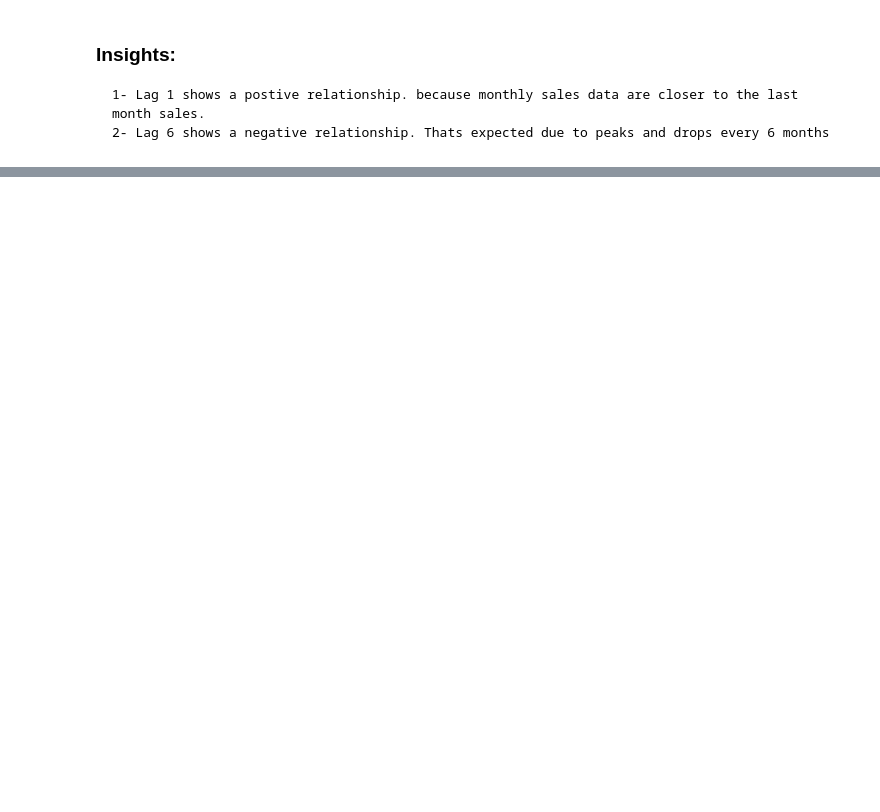
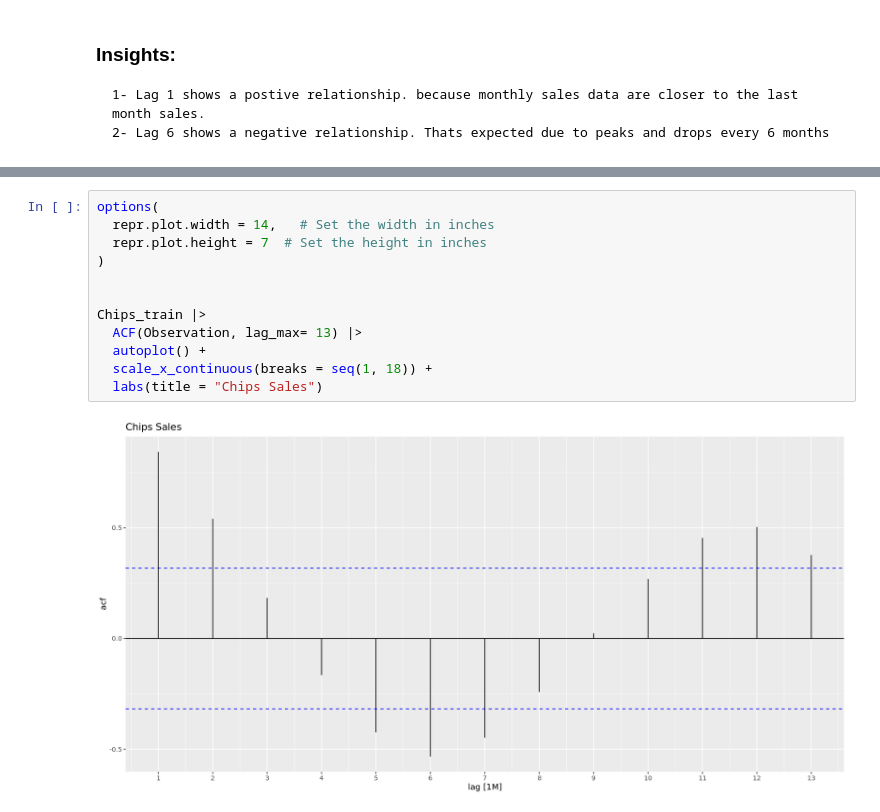
Before and after one commit to Ibrahim-Khayat/-IE499, a Jupyter notebook: index.ipynb, the cells around one changed output, grey strips where cells are left out. Saved outputs shown, nothing was run; the diff lists cells and outputs as text; blank space fills up the shorter version.

```diff
--- a/index.ipynb
+++ b/index.ipynb
@@ -187,0 +215,14 @@ Chips_train |>
+# %%
+options(
+  repr.plot.width = 14,   # Set the width in inches
+  repr.plot.height = 7  # Set the height in inches
+)
+
+
+Chips_train |>
+  ACF(Observation, lag_max= 13) |>
+  autoplot() +
+  scale_x_continuous(breaks = seq(1, 18)) +
+  labs(title = "Chips Sales")
+# %% [output]
+[figure, added]
```
Also changed, not shown: parts of 24 cells of this notebook.
